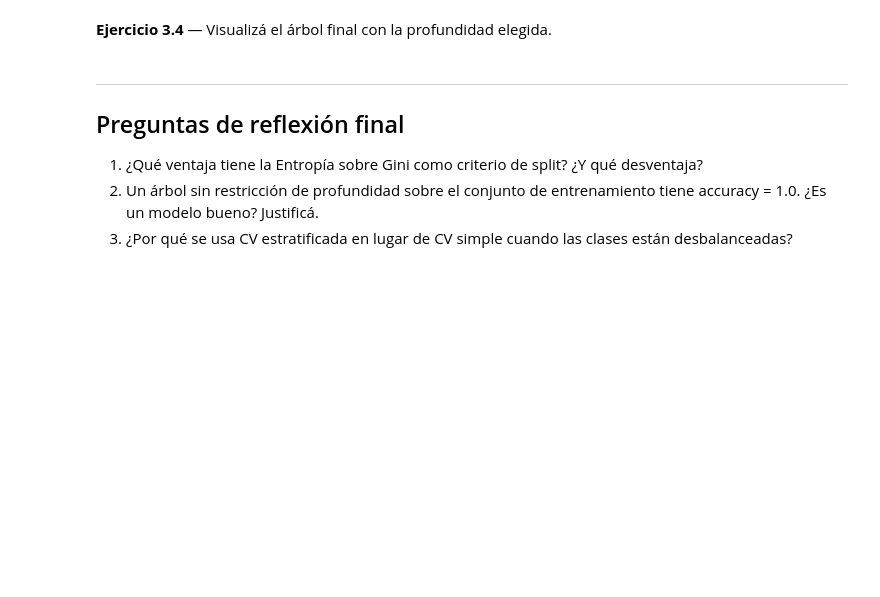
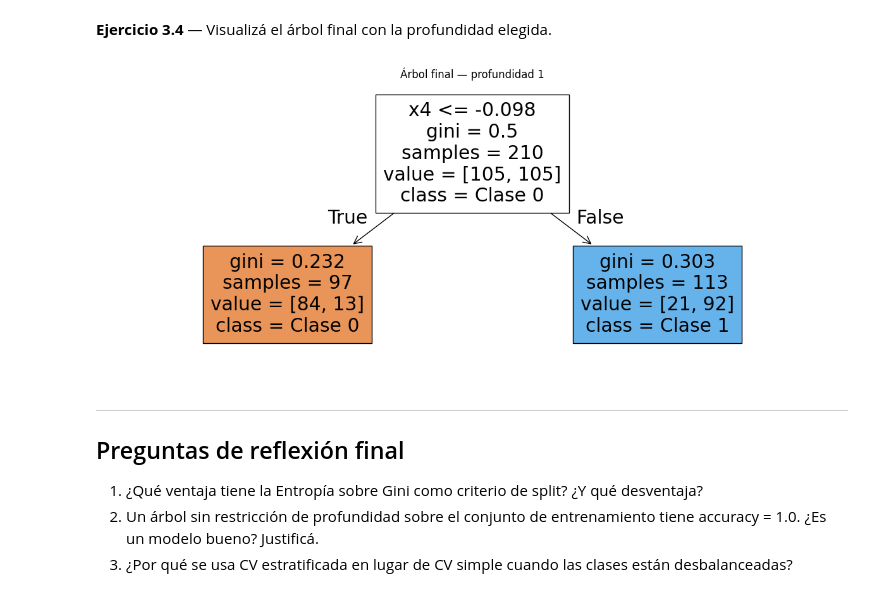
Before and after one commit to Ferz185/MAD1_Practica_2026, a Jupyter notebook: Unidad 4/U4_nb01_arboles_completado.ipynb, the cells around one changed output. Cells and saved outputs as stored; diff of their text form; code cells hidden in the pictures; blank space fills up the shorter version.

```diff
--- a/Unidad 4/U4_nb01_arboles_completado.ipynb
+++ b/Unidad 4/U4_nb01_arboles_completado.ipynb
@@ -178,7 +286,22 @@ from sklearn.model_selection import StratifiedKFoldcv = StratifiedKFold(n_splits
 # %% [markdown]
 **Ejercicio 3.4** — Visualizá el árbol final con la profundidad elegida.
 # %%
-arbol_final = DecisionTreeClassifier(max_depth=mejor_d, random_state=42)arbol_final.fit(X, y)  # TU CÓDIGO ACÁfig, ax = plt.subplots(figsize=(12, 5))plot_tree(    ___,                            # TU CÓDIGO ACÁ    filled=True,    feature_names=[f'x{i}' for i in range(X.shape[1])],    class_names=['Clase 0', 'Clase 1'],    ax=ax)ax.set_title(f'Árbol final — profundidad {mejor_d}')plt.tight_layout()plt.show()
+arbol_final = DecisionTreeClassifier(max_depth=mejor_d, random_state=42)
+arbol_final.fit(X_train, y_train)  # TU CÓDIGO ACÁ
+
+fig, ax = plt.subplots(figsize=(12, 5))
+plot_tree(
+    arbol_final,                            # TU CÓDIGO ACÁ
+    filled=True,
+    feature_names=[f'x{i}' for i in range(X.shape[1])],
+    class_names=['Clase 0', 'Clase 1'],
+    ax=ax
+)
+ax.set_title(f'Árbol final — profundidad {mejor_d}')
+plt.tight_layout()
+plt.show()
+# %% [output]
+[figure, added]
 # %% [markdown]
 ---
 
```
Also changed, not shown: parts of 23 cells of this notebook, 16 other files.
